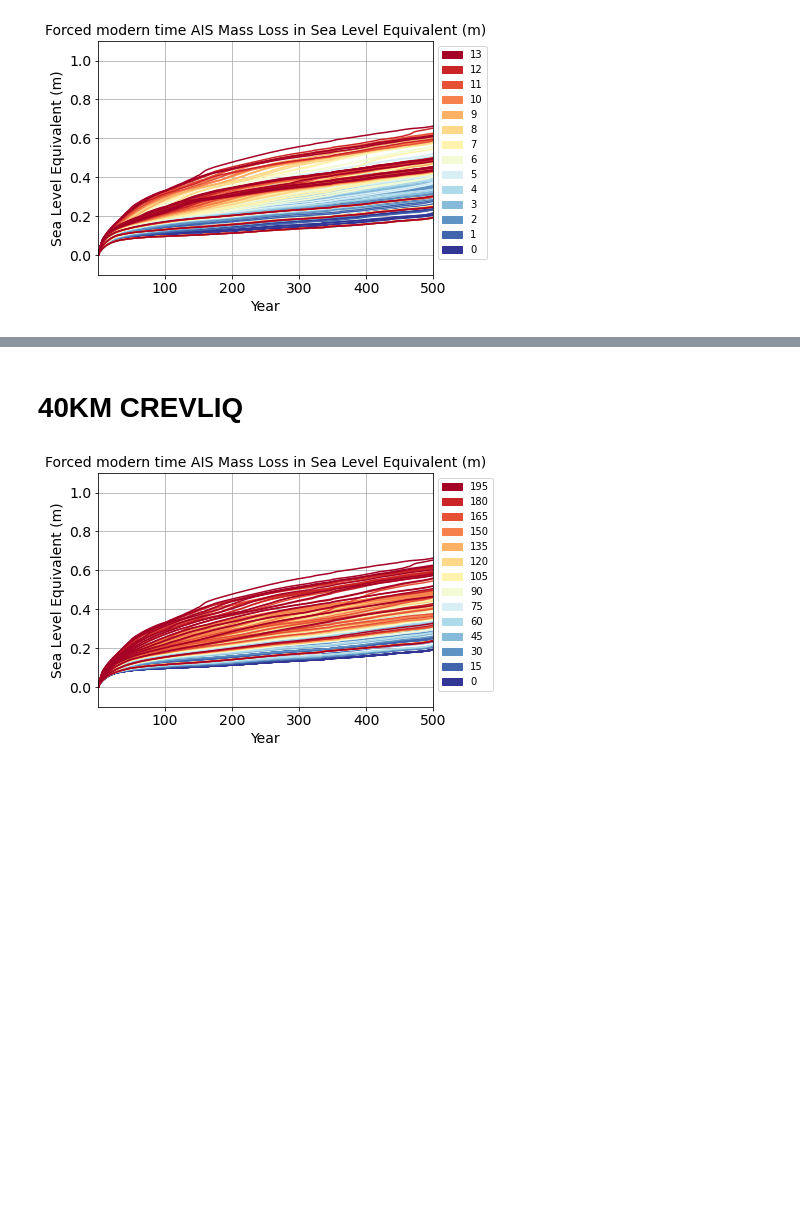
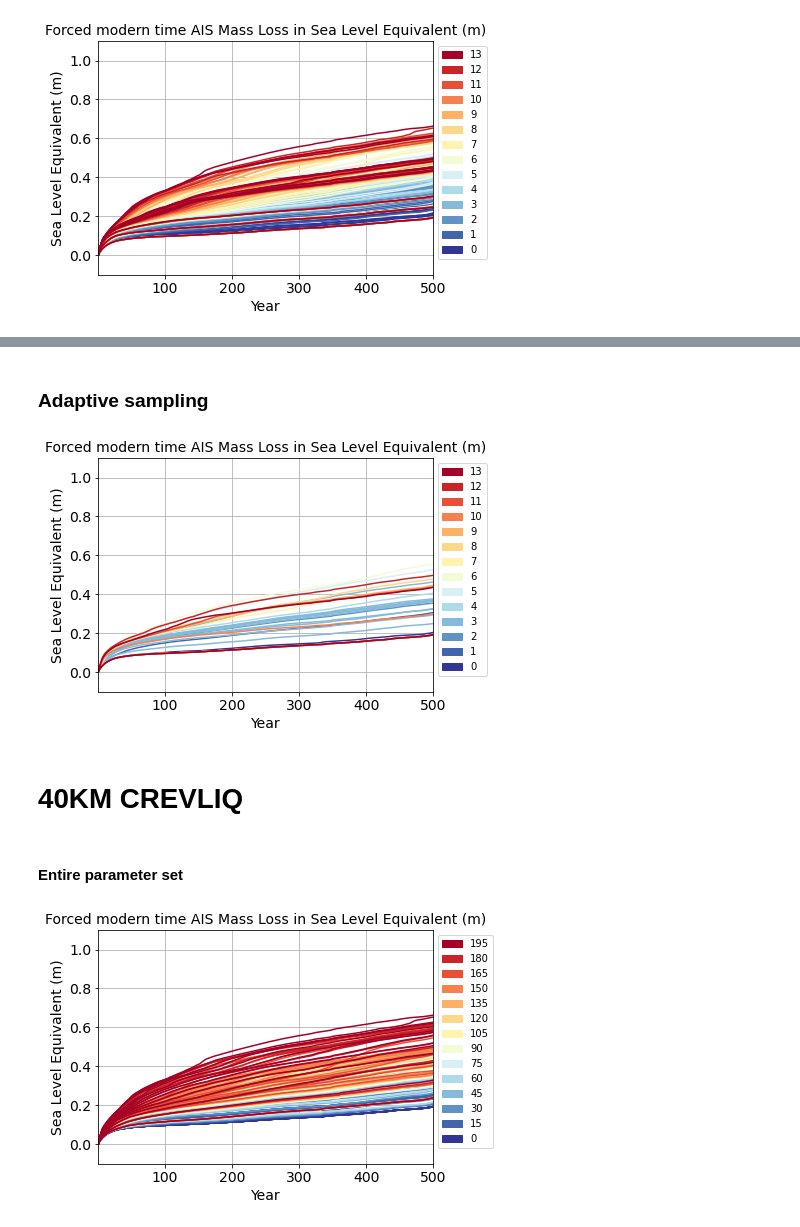
Before and after one commit to radical-collaboration/SAMPLE-ICM, a Jupyter notebook: notebooks/ISM_figures_40km.ipynb, the cells around one changed output, grey strips where cells are left out. Drawn from its saved outputs; the diff is of its cells as text; code cells hidden in the pictures; blank space fills up the shorter version.

```diff
--- a/notebooks/ISM_figures_40km.ipynb
+++ b/notebooks/ISM_figures_40km.ipynb
@@ -151,5 +163,15 @@ plot_timeseries_matplotlib(df, "esl(m)", ["cliffvmax","crevliq"])
+# %% [markdown]
+### Adaptive sampling
+# %%
+df_adapt = load_fort22(km_40_adaptive)
+df_adapt = df_adapt[["time", "esl(m)", "crevliq", "cliffvmax"]]
+plot_timeseries_matplotlib(df_adapt, "esl(m)", ["cliffvmax","crevliq"])
+# %% [output]
+[figure, added]
 # %% [markdown]
 # 40KM CREVLIQ
+# %% [markdown]
+#### Entire parameter set
 # %%
 plot_timeseries_matplotlib(df, "esl(m)", ["crevliq", "cliffvmax"])
 # %% [output]
```
Also changed, not shown: parts of 10 cells of this notebook.
